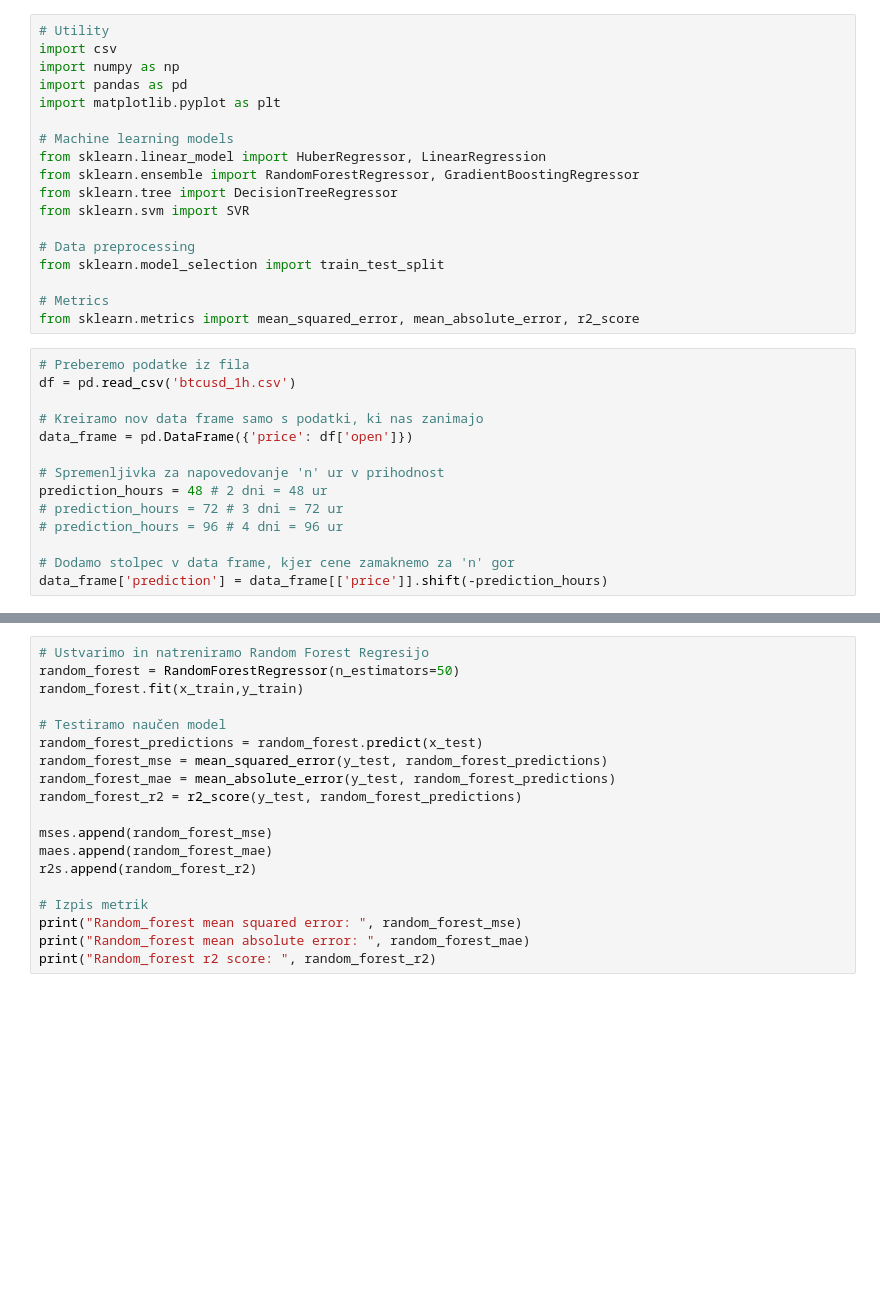
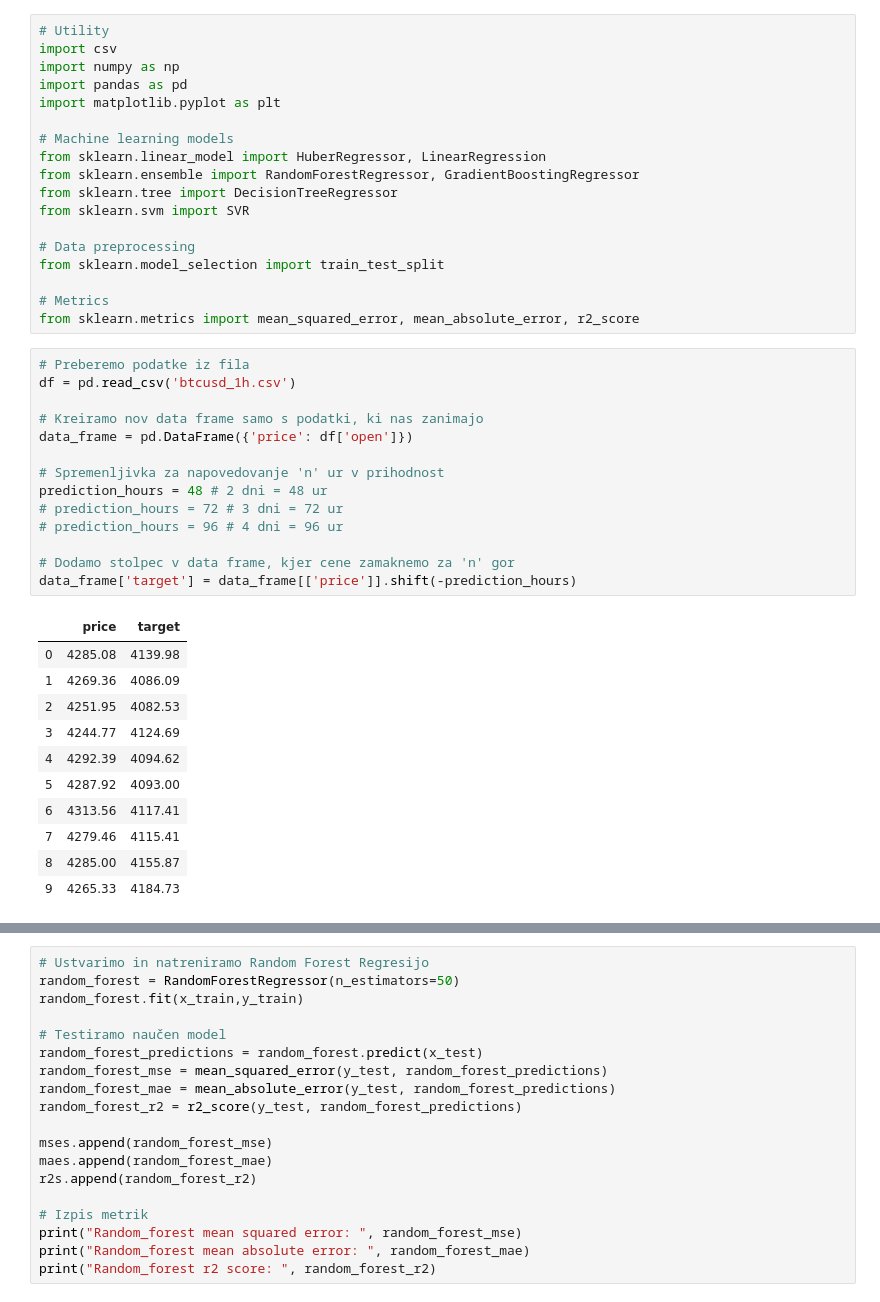
Before and after one commit to zanpecovnik/SU-seminarska, a Jupyter notebook: bitcoinPredictionModels.ipynb, the cells around one changed output, grey strips where cells are left out. Drawn from its saved outputs; the diff is of its cells as text; blank space fills up the shorter version.

```diff
--- a/bitcoinPredictionModels.ipynb
+++ b/bitcoinPredictionModels.ipynb
@@ -19,16 +19,28 @@ from sklearn.metrics import mean_squared_error, mean_absolute_error, r2_score
 # %%
 # Preberemo podatke iz fila
 df = pd.read_csv('btcusd_1h.csv')
 
 # Kreiramo nov data frame samo s podatki, ki nas zanimajo
 data_frame = pd.DataFrame({'price': df['open']})
 
 # Spremenljivka za napovedovanje 'n' ur v prihodnost
 prediction_hours = 48 # 2 dni = 48 ur
 # prediction_hours = 72 # 3 dni = 72 ur
 # prediction_hours = 96 # 4 dni = 96 ur
 
 # Dodamo stolpec v data frame, kjer cene zamaknemo za 'n' gor
-data_frame['prediction'] = data_frame[['price']].shift(-prediction_hours)
+data_frame['target'] = data_frame[['price']].shift(-prediction_hours)
+# %% [output]
+|  | price | target |
+| 0 | 4285.08 | 4139.98 |
+| 1 | 4269.36 | 4086.09 |
+| 2 | 4251.95 | 4082.53 |
+| 3 | 4244.77 | 4124.69 |
+| 4 | 4292.39 | 4094.62 |
+| 5 | 4287.92 | 4093.00 |
+| 6 | 4313.56 | 4117.41 |
+| 7 | 4279.46 | 4115.41 |
+| 8 | 4285.00 | 4155.87 |
+| 9 | 4265.33 | 4184.73 |
 # %%
 # Neodvisna spremenljivka - dejanska cena za trenutno uro
```
Also changed, not shown: parts of 1 cell of this notebook, 5 other files.
